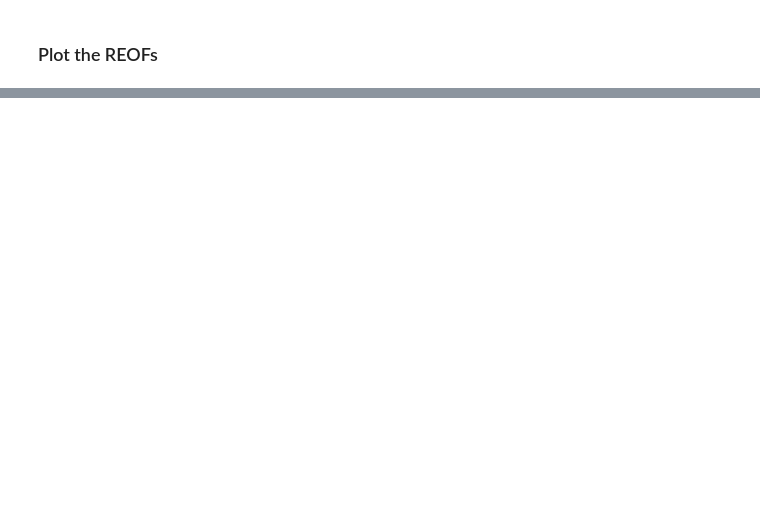
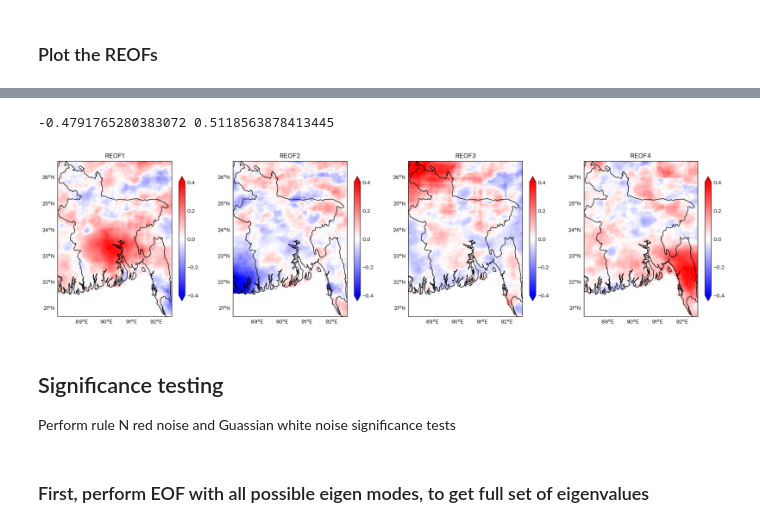
Before and after one commit to alex-saunders00/geog696CProject, a Jupyter notebook: scr/dataAnalysis/calcEOF_precip.ipynb, the cells around one changed output, grey strips where cells are left out. Cells and saved outputs as stored; diff of their text form; code cells hidden in the pictures; blank space fills up the shorter version.

```diff
--- a/scr/dataAnalysis/calcEOF_precip.ipynb
+++ b/scr/dataAnalysis/calcEOF_precip.ipynb
@@ -316,3 +356,6 @@ reofs, rotation_matrix = varimax_rotation(A,normalize=True)
+# %%
+# Reverse the sign of the first REOF
+reofs[:,:,0]=-reofs[:,:,0]
 # %% [markdown]
 ### Plot the REOFs
 # %%
@@ -350,0 +365,58 @@ IndexError: too many indices for array: array is 2-dimensional, but 3 were index
+# %%
+print(np.nanmin(reofs), np.nanmax(reofs))
+# %% [output]
+-0.4791765280383072 0.5118563878413445
+# %%
+# Function to get the extend argument
+def getExtend(amin, amax, vmin, vmax):
+    if amin<vmin and amax<=vmax:
+        extend='min'
+    elif amax>vmax and amin>=vmin:
+        extend='max'
+    elif amin<vmin and amax>vmax:
+        extend='both'
+    else:
+        extend='neither'
+    return extend
+# %%
+# Define data and arguments for plotting
+plotData=reofs
+coordsData=precipxr
+titleName='REOF'
+vmin, vmax, nlevels, nlevelsCbar = -0.4, 0.4, 51, 5
+amin, amax = np.nanmin(plotData), np.nanmax(plotData)
+extend=getExtend(amin, amax, vmin, vmax)
+cmap='bwr'
+levels = np.linspace(vmin, vmax, nlevels)
+EOFsToPlot=4
+ncolsToPlot=4
+nrowsToPlot=math.ceil(EOFsToPlot/ncolsToPlot)
+colSize=4.5
+extentBuffer=0
+plotExtent = [coordsData.lon.min().values - extentBuffer, coordsData.lon.max().values + extentBuffer, coordsData.lat.min().values - extentBuffer, coordsData.lat.max().values + extentBuffer]
+centerLon = 90
+
+# Plot
+fig, axes = plt.subplots(nrowsToPlot, ncolsToPlot, figsize=(colSize*ncolsToPlot, colSize*nrowsToPlot), constrained_layout=True, subplot_kw={'projection': ccrs.Miller(central_longitude=centerLon)})
+# fig.suptitle('EOFs in Annual Max Precipitation, from CHIRPS 2001-2022')
+
+for i, ax in enumerate(axes.ravel()):
+    ax.set_title('{0}{1}'.format(titleName, i+1))#, fontsize=16)
+    ax.coastlines(color='black')
+    ax.add_feature(cfeature.LAND, color='lightgray')
+    ax.add_feature(cfeature.BORDERS)
+    ax.set_extent(plotExtent, crs=ccrs.PlateCarree())
+    gl1 = ax.gridlines(color='k', linestyle='--', draw_labels=["left", "bottom"], x_inline=False,
+                      y_inline=False, ylocs=list(range(20, 28, 1)), xlocs=list(range(88, 94, 1)))
+    gl1.xlines=False
+    gl1.ylines=False
+    eofPlot = ax.contourf(coordsData.lon, coordsData.lat, plotData[:,:,i], cmap=cmap, transform=ccrs.PlateCarree(), vmin=vmin, vmax=vmax, levels=levels, extend=extend)
+    cb1 = plt.colorbar(eofPlot, orientation='vertical', ticks=np.linspace(vmin, vmax, nlevelsCbar), shrink=0.8)
+    cb1.ax.tick_params(size=0)
+# %% [output]
+[figure, added]
+# %% [markdown]
+## Significance testing
+Perform rule N red noise and Guassian white noise significance tests
+# %% [markdown]
+### First, perform EOF with all possible eigen modes, to get full set of eigenvalues
```
Also changed, not shown: parts of 37 cells of this notebook, 2 other files.
